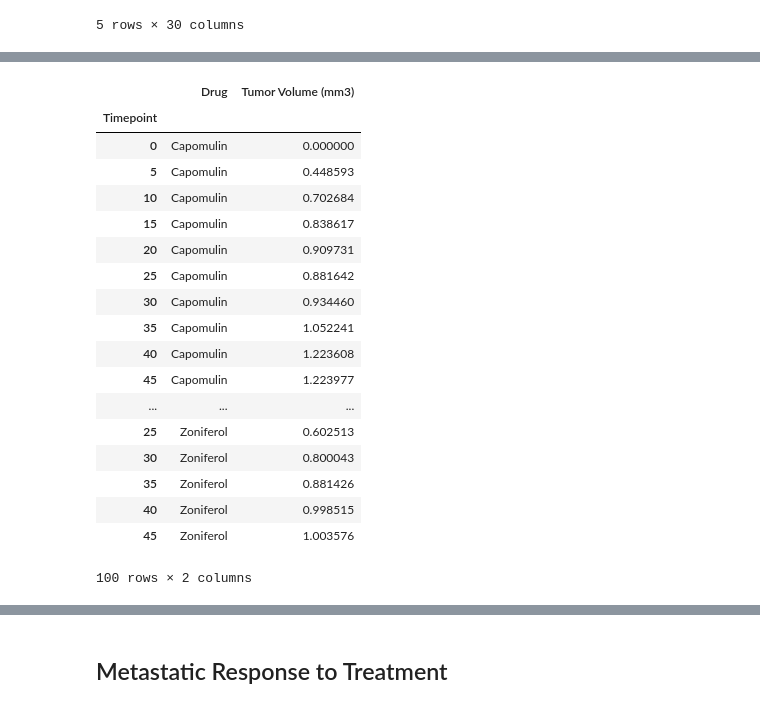
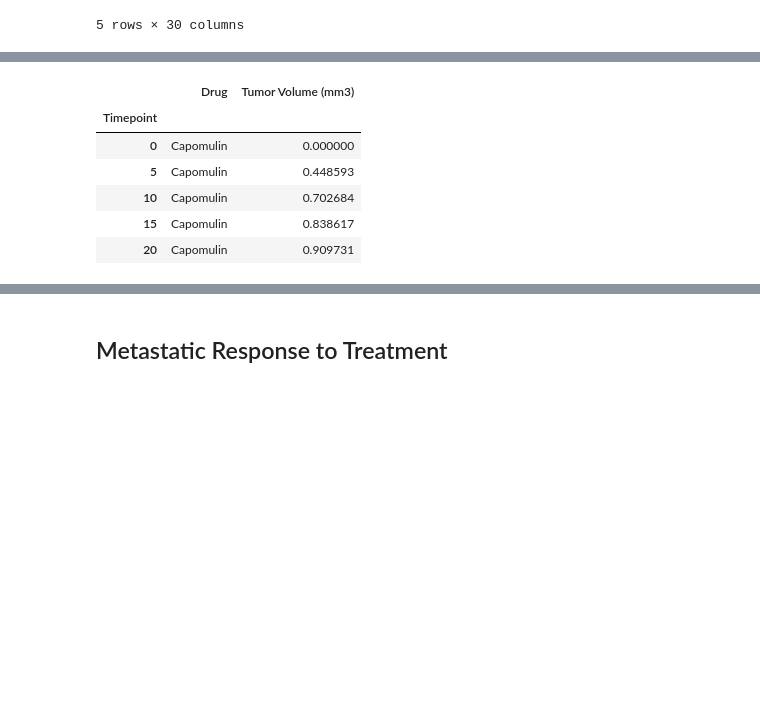
Before and after one commit to bradmendolla/Pymaceuticals, a Jupyter notebook: Pymaceuticals/Pymaceuticals.ipynb, the cells around one changed output, grey strips where cells are left out. Cells and saved outputs as stored; diff of their text form; code cells hidden in the pictures; blank space fills up the shorter version.

```diff
--- a/Pymaceuticals/Pymaceuticals.ipynb
+++ b/Pymaceuticals/Pymaceuticals.ipynb
@@ -94,26 +94,14 @@ sem_unstack_df[("Tumor Volume (mm3)")].head()
 # %%
 sem_reset = sem_by_tp.reset_index()
 sem_reset = sem_reset.set_index("Timepoint")
-sem_reset
+sem_reset.head()
 # %% [output]
 |  | Drug | Tumor Volume (mm3) |
 | Timepoint |  |  |
 | 0 | Capomulin | 0.000000 |
 | 5 | Capomulin | 0.448593 |
 | 10 | Capomulin | 0.702684 |
 | 15 | Capomulin | 0.838617 |
 | 20 | Capomulin | 0.909731 |
-| 25 | Capomulin | 0.881642 |
-| 30 | Capomulin | 0.934460 |
-| 35 | Capomulin | 1.052241 |
-| 40 | Capomulin | 1.223608 |
-| 45 | Capomulin | 1.223977 |
-| ... | ... | ... |
-| 25 | Zoniferol | 0.602513 |
-| 30 | Zoniferol | 0.800043 |
-| 35 | Zoniferol | 0.881426 |
-| 40 | Zoniferol | 0.998515 |
-| 45 | Zoniferol | 1.003576 |
-100 rows × 2 columns
 # %%
 # Generate the Plot (with Error Bars)
```
Also changed, not shown: parts of 13 cells of this notebook, 6 other files.
